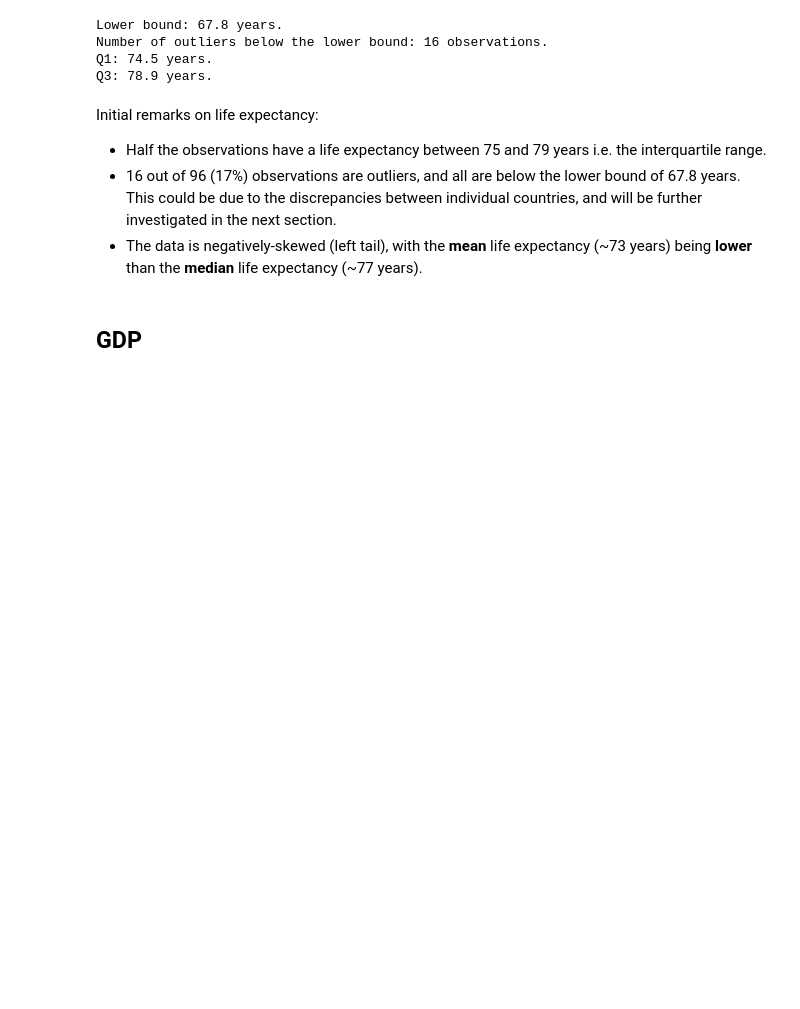
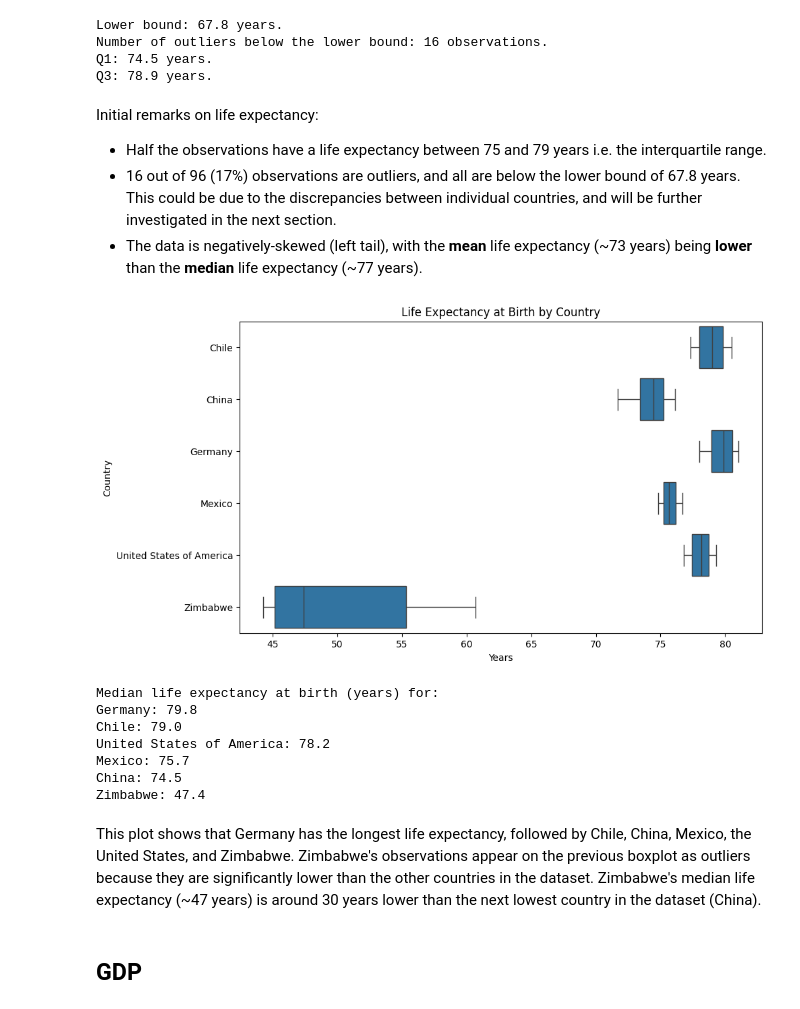
Before and after one commit to alanjameschapman/Life-Expectancy-and-GDP-Starter, a Jupyter notebook: life_expectancy_gdp.ipynb, the cells around one changed output. Drawn from its saved outputs; the diff is of its cells as text; code cells hidden in the pictures; blank space fills up the shorter version.

Commit message:
Explore GDP and life expectancy by country.

```diff
--- a/life_expectancy_gdp.ipynb
+++ b/life_expectancy_gdp.ipynb
@@ -196,6 +196,43 @@ Initial remarks on life expectancy:
 - Half the observations have a life expectancy between 75 and 79 years i.e. the interquartile range.
 - 16 out of 96 (17%) observations are outliers, and all are below the lower bound of 67.8 years. This could be due to the discrepancies between individual countries, and will be further investigated in the next section.
 - The data is negatively-skewed (left tail), with the **mean** life expectancy (~73 years) being **lower** than the **median** life expectancy (~77 years).
+# %%
+# Boxplots for 'Life expectancy at birth (years)' by 'Country'
+plt.figure(figsize=(10, 6))
+sns.boxplot(x='Life expectancy at birth (years)', y='Country', data=df)
+plt.title('Life Expectancy at Birth by Country')
+plt.xlabel('Years')
+plt.ylabel('Country')
+
+# Median Life expectancy at birth (years) per country
+life_median_usa = df[df['Country'] == 'United States of America']['Life expectancy at birth (years)'].median()
+life_median_china = df[df['Country'] == 'China']['Life expectancy at birth (years)'].median()
+life_median_germany = df[df['Country'] == 'Germany']['Life expectancy at birth (years)'].median()
+life_median_mexico = df[df['Country'] == 'Mexico']['Life expectancy at birth (years)'].median()
+life_median_chile = df[df['Country'] == 'Chile']['Life expectancy at birth (years)'].median()
+life_median_zimbabwe = df[df['Country'] == 'Zimbabwe']['Life expectancy at birth (years)'].median()
+
+plt.show()
+
+# Print the median life expectancy at birth for each country, in descending order
+print("Median life expectancy at birth (years) for:")
+print(f"Germany: {life_median_germany:.1f}")
+print(f"Chile: {life_median_chile:.1f}")
+print(f"United States of America: {life_median_usa:.1f}")
+print(f"Mexico: {life_median_mexico:.1f}")
+print(f"China: {life_median_china:.1f}")
+print(f"Zimbabwe: {life_median_zimbabwe:.1f}")
+# %% [output]
+[figure, added]
+Median life expectancy at birth (years) for:
+Germany: 79.8
+Chile: 79.0
+United States of America: 78.2
+Mexico: 75.7
+China: 74.5
+Zimbabwe: 47.4
+# %% [markdown]
+This plot shows that Germany has the longest life expectancy, followed by Chile, China, Mexico, the United States, and Zimbabwe. Zimbabwe's observations appear on the previous boxplot as outliers because they are significantly lower than the other countries in the dataset. Zimbabwe's median life expectancy (~47 years) is around 30 years lower than the next lowest country in the dataset (China).
 # %% [markdown]
 ## GDP
 # %% [markdown]
```
Also changed, not shown: parts of 2 cells of this notebook.
